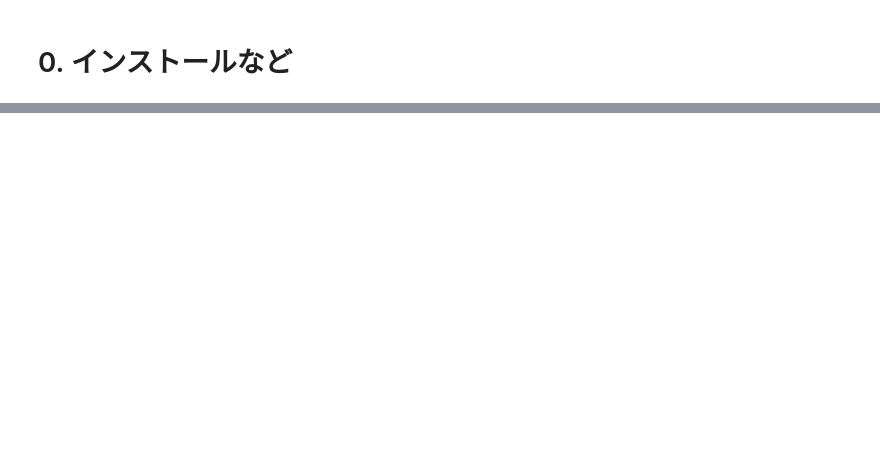
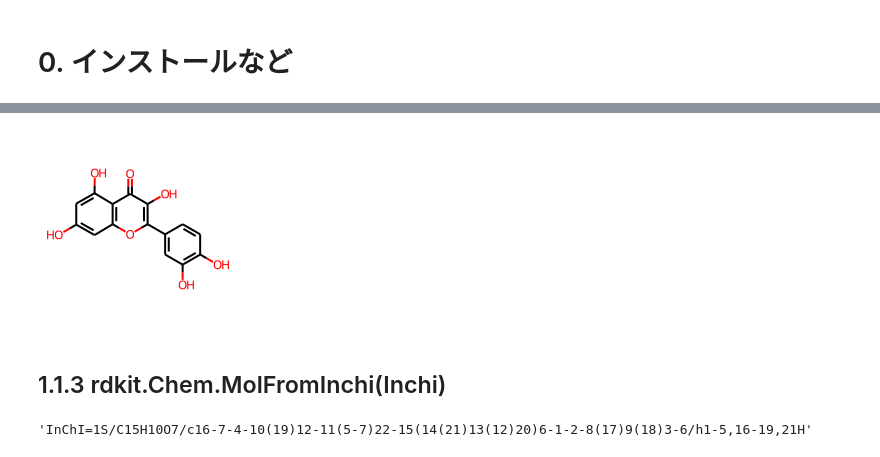
Before and after one commit to chemoinformatics-lecture/lecture-beginner, a Jupyter notebook: lesson04_RDKit/lecture_note_colab_RDKit_no0_install.ipynb, the cells around one changed output, grey strips where cells are left out. Saved outputs shown, nothing was run; the diff lists cells and outputs as text; code cells hidden in the pictures; blank space fills up the shorter version.

```diff
--- a/lesson04_RDKit/lecture_note_colab_RDKit_no0_install.ipynb
+++ b/lesson04_RDKit/lecture_note_colab_RDKit_no0_install.ipynb
@@ -48,0 +43,3 @@ pd.__version__
+# %%
+quercetine_sdf = pcp.get_sdf('quercetine', 'name')
+print(quercetine_sdf)
@@ -48,0 +64,12 @@ pd.__version__
+# %%
+quercetine_mol_fromSDF = Chem.MolFromMolBlock(quercetine_sdf)
+Draw.MolsToGridImage([quercetine_mol_fromSDF])
+# %% [output]
+[figure, added]
+# %% [markdown]
+## 1.1.3 rdkit.Chem.MolFromInchi(Inchi)
+# %%
+quercetine_inchi = quercetine[0].inchi
+quercetine_inchi
+# %% [output]
+'InChI=1S/C15H10O7/c16-7-4-10(19)12-11(5-7)22-15(14(21)13(12)20)6-1-2-8(17)9(18)3-6/h1-5,16-19,21H'
```
Also changed, not shown: parts of 19 cells of this notebook.
